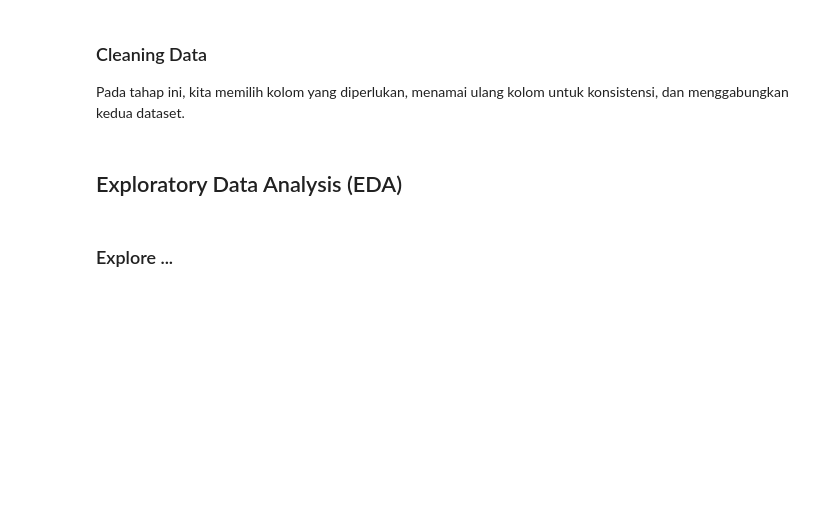
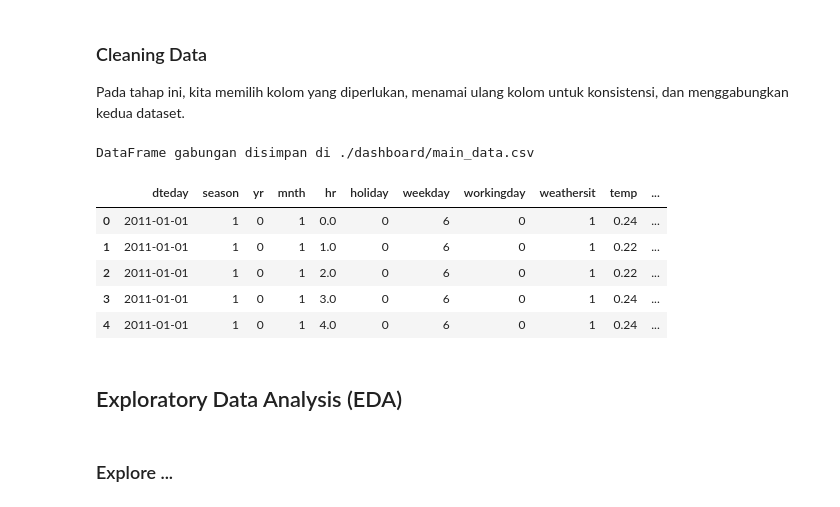
Before and after one commit to josapratama/bike-sharing-dataset, a Jupyter notebook: notebook.ipynb, the cells around one changed output. Cells and saved outputs as stored; diff of their text form; code cells hidden in the pictures; blank space fills up the shorter version.

```diff
--- a/notebook.ipynb
+++ b/notebook.ipynb
@@ -43,13 +79,25 @@ Pada tahap ini, kita memilih kolom yang diperlukan, menamai ulang kolom untuk ko
 # %%
 # Memilih kolom yang diperlukan dan menamai ulang untuk konsistensi
 hour_data = hour_data[['dteday', 'season', 'yr', 'mnth', 'hr', 'holiday', 'weekday', 'workingday', 'weathersit', 'temp', 'atemp', 'hum', 'windspeed', 'casual', 'registered', 'cnt', 'source']]
 day_data = day_data[['dteday', 'season', 'yr', 'mnth', 'holiday', 'weekday', 'workingday', 'weathersit', 'temp', 'atemp', 'hum', 'windspeed', 'casual', 'registered', 'cnt', 'source']]
 
 # Menggabungkan data per jam dan per hari
 combined_data = pd.concat([hour_data, day_data], ignore_index=True)
 
 # Menyimpan ke CSV
-combined_data.to_csv('./dashboard/main_data.csv', index=False)
+combined_data.to_csv(combined_data_path, index=False)
+
+# Menampilkan DataFrame gabungan
+print(f"DataFrame gabungan disimpan di {combined_data_path}")
+combined_data.head()  # Menampilkan 5 baris pertama dari DataFrame gabungan
+# %% [output]
+DataFrame gabungan disimpan di ./dashboard/main_data.csv
+|  | dteday | season | yr | mnth | hr | holiday | weekday | workingday | weathersit | temp | ... |
+| 0 | 2011-01-01 | 1 | 0 | 1 | 0.0 | 0 | 6 | 0 | 1 | 0.24 | ... |
+| 1 | 2011-01-01 | 1 | 0 | 1 | 1.0 | 0 | 6 | 0 | 1 | 0.22 | ... |
+| 2 | 2011-01-01 | 1 | 0 | 1 | 2.0 | 0 | 6 | 0 | 1 | 0.22 | ... |
+| 3 | 2011-01-01 | 1 | 0 | 1 | 3.0 | 0 | 6 | 0 | 1 | 0.24 | ... |
+| 4 | 2011-01-01 | 1 | 0 | 1 | 4.0 | 0 | 6 | 0 | 1 | 0.24 | ... |
 # %% [markdown]
 ## Exploratory Data Analysis (EDA)
 # %% [markdown]
```
Also changed, not shown: parts of 6 cells of this notebook.
